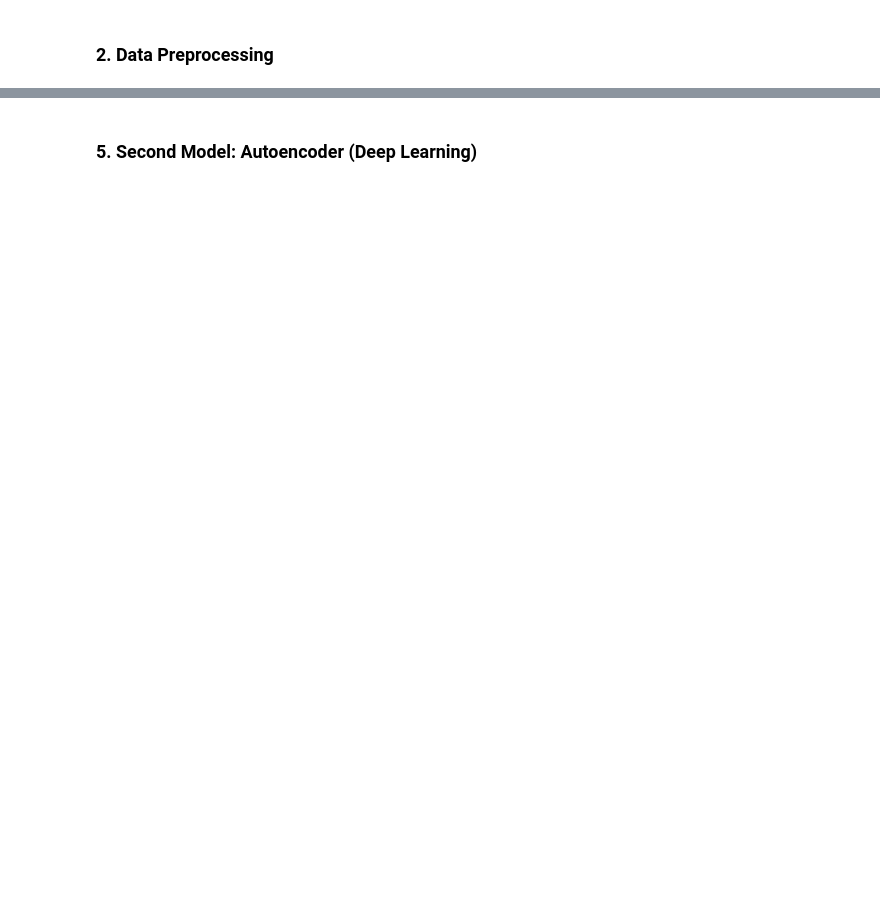
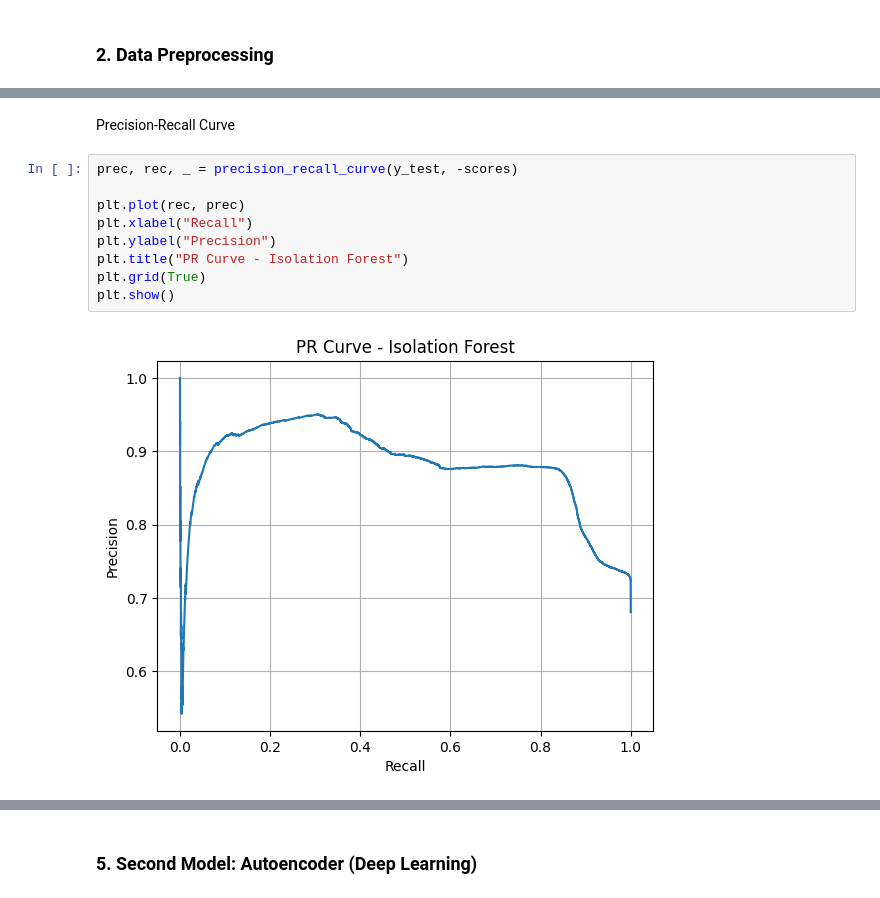
Before and after one commit to priya-vijayakumar1304/Anomaly-Detection-in-Cybersecurity-Network-Logs, a Jupyter notebook: notebook/model training.ipynb, the cells around one changed output, grey strips where cells are left out. Cells and saved outputs as stored; diff of their text form; blank space fills up the shorter version.

```diff
--- a/notebook/model training.ipynb
+++ b/notebook/model training.ipynb
@@ -39,0 +166,13 @@ df.shape
+# %% [markdown]
+Precision-Recall Curve
+# %%
+prec, rec, _ = precision_recall_curve(y_test, -scores)
+
+plt.plot(rec, prec)
+plt.xlabel("Recall")
+plt.ylabel("Precision")
+plt.title("PR Curve - Isolation Forest")
+plt.grid(True)
+plt.show()
+# %% [output]
+[figure, added]
```
Also changed, not shown: parts of 35 cells of this notebook, 2 other files.
